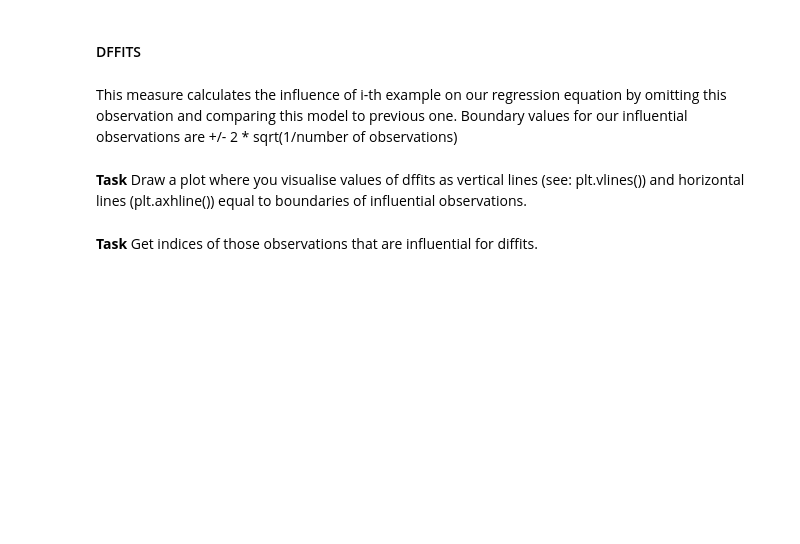
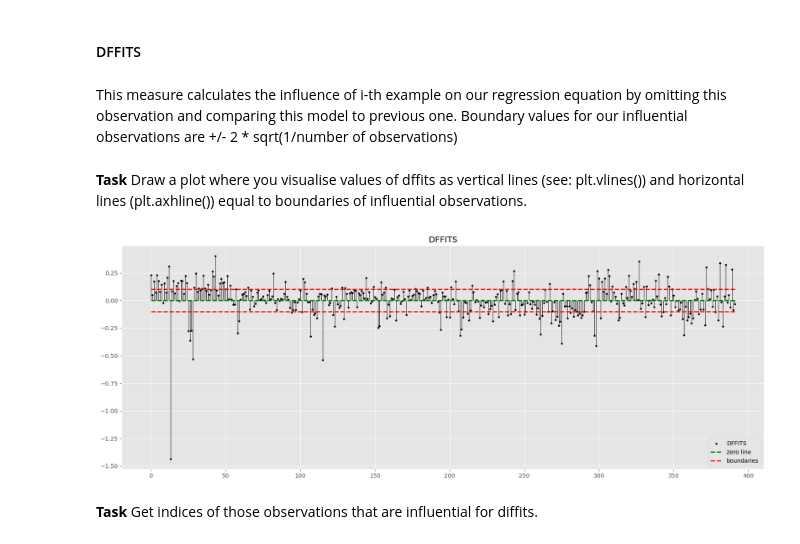
Before and after one commit to kamil271e/snum-lab, a Jupyter notebook: lab5_regression/regression.ipynb, the cells around one changed output. Cells and saved outputs as stored; diff of their text form; code cells hidden in the pictures; blank space fills up the shorter version.

```diff
--- a/lab5_regression/regression.ipynb
+++ b/lab5_regression/regression.ipynb
@@ -309,2 +328,20 @@ This measure calculates the influence of i-th example on our regression equation
+# %%
+dffits = sm_fr.dffits
+boundary = 2 * (1/len(sm_fr))**(0.5)
+y_boundary = [boundary for _ in range(n)]
+_y_boundary = [-boundary for _ in range(n)]
+plt.figure(figsize=(20,7))
+plt.scatter(x, dffits, color='black', label='DFFITS', s=8)
+for i in range(n):
+    plt.vlines(x=i, ymin=0, ymax=dffits[i], color='black', linestyle='solid', linewidth=0.7)
+
+plt.plot(y_zero, "--", label='zero line', color='g', linewidth=2)
+plt.plot(y_boundary, "--", color='r', linewidth=2)
+plt.plot(_y_boundary, "--", label='boundaries', color='r', linewidth=2)
+plt.legend()
+plt.title('DFFITS')
+plt.show()
+# %% [output]
+[figure, added]
 # %% [markdown]
 **Task** Get indices of those observations that are influential for diffits.
```
Also changed, not shown: parts of 15 cells of this notebook, 1 other file.
